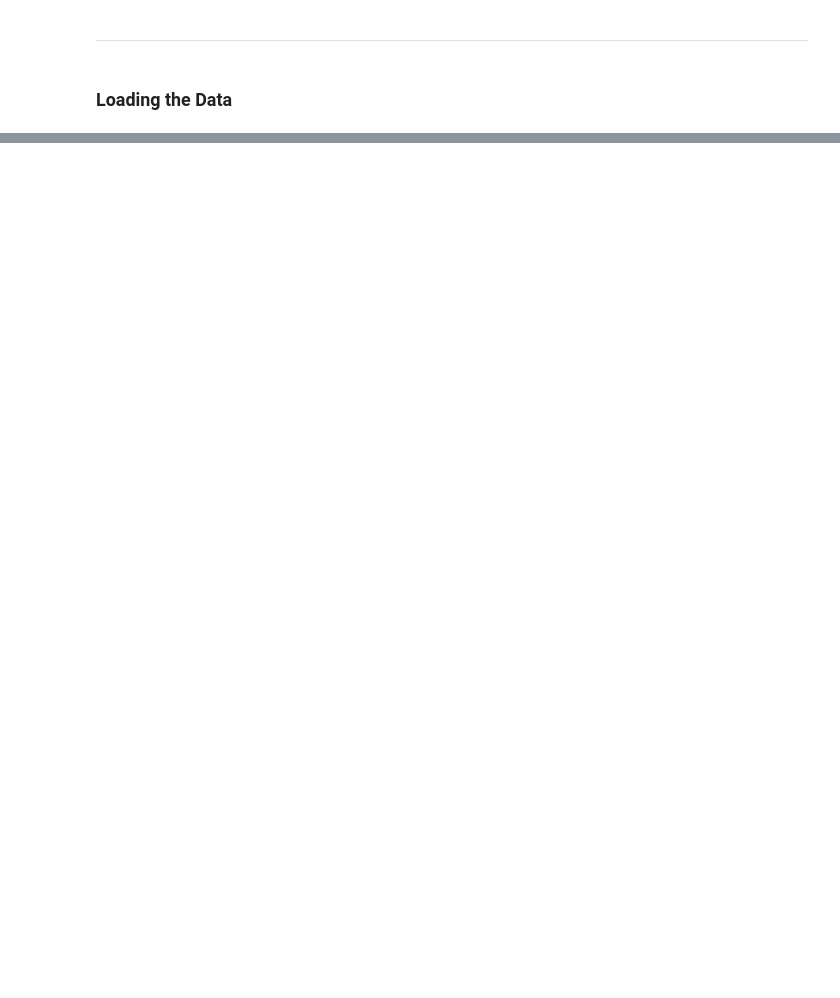
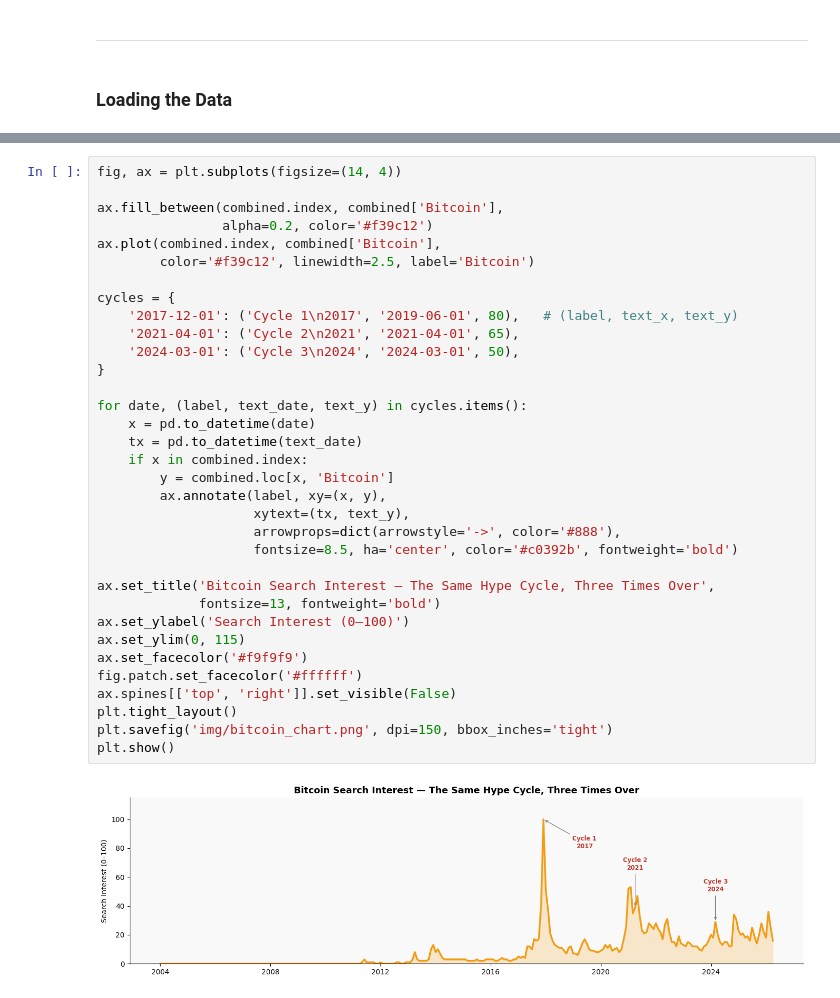
Before and after one commit to Wilozz/comm3180_S26_Blog, a Jupyter notebook: posts/006_DOW/DOW06.ipynb, the cells around one changed output, grey strips where cells are left out. Drawn from its saved outputs; the diff is of its cells as text; blank space fills up the shorter version.

```diff
--- a/posts/006_DOW/DOW06.ipynb
+++ b/posts/006_DOW/DOW06.ipynb
@@ -33,0 +245,36 @@ gme_price_df = pd.read_csv('data/GME_price.csv')
+# %%
+fig, ax = plt.subplots(figsize=(14, 4))
+
+ax.fill_between(combined.index, combined['Bitcoin'],
+                alpha=0.2, color='#f39c12')
+ax.plot(combined.index, combined['Bitcoin'],
+        color='#f39c12', linewidth=2.5, label='Bitcoin')
+
+cycles = {
+    '2017-12-01': ('Cycle 1\n2017', '2019-06-01', 80),   # (label, text_x, text_y)
+    '2021-04-01': ('Cycle 2\n2021', '2021-04-01', 65),
+    '2024-03-01': ('Cycle 3\n2024', '2024-03-01', 50),
+}
+
+for date, (label, text_date, text_y) in cycles.items():
+    x = pd.to_datetime(date)
+    tx = pd.to_datetime(text_date)
+    if x in combined.index:
+        y = combined.loc[x, 'Bitcoin']
+        ax.annotate(label, xy=(x, y),
+                    xytext=(tx, text_y),
+                    arrowprops=dict(arrowstyle='->', color='#888'),
+                    fontsize=8.5, ha='center', color='#c0392b', fontweight='bold')
+
+ax.set_title('Bitcoin Search Interest — The Same Hype Cycle, Three Times Over',
+             fontsize=13, fontweight='bold')
+ax.set_ylabel('Search Interest (0–100)')
+ax.set_ylim(0, 115)
+ax.set_facecolor('#f9f9f9')
+fig.patch.set_facecolor('#ffffff')
+ax.spines[['top', 'right']].set_visible(False)
+plt.tight_layout()
+plt.savefig('img/bitcoin_chart.png', dpi=150, bbox_inches='tight')
+plt.show()
+# %% [output]
+[figure, added]
```
Also changed, not shown: parts of 27 cells of this notebook, 6 other files.
